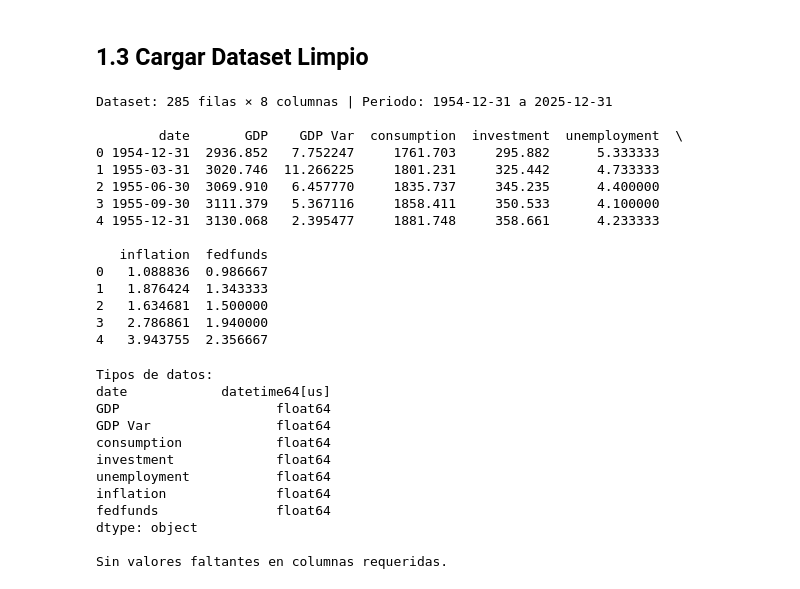
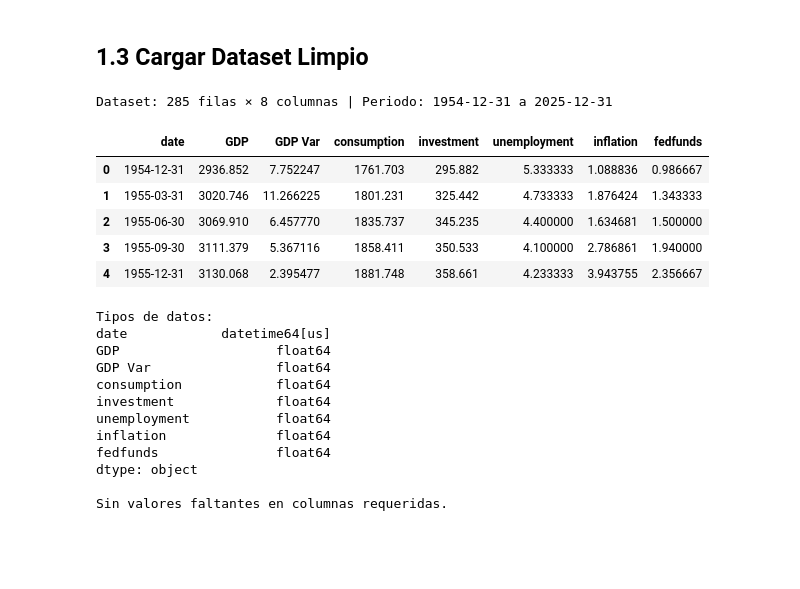
Before and after one commit to Tupxz/ciclos_economicos, a Jupyter notebook: notebooks/Taller_1.ipynb, the cells around one changed output. Drawn from its saved outputs; the diff is of its cells as text; code cells hidden in the pictures; blank space fills up the shorter version.

```diff
--- a/notebooks/Taller_1.ipynb
+++ b/notebooks/Taller_1.ipynb
@@ -95,37 +95,29 @@ Directorios verificados y listos para outputs.
 # %%
 # Load dataset from processed folder
 xlsx_file = DATA_PROC / 'dataset_taller.xlsx'
 csv_file = DATA_PROC / 'dataset_taller.csv'
 
 if xlsx_file.exists():
     df = pd.read_excel(xlsx_file)
 elif csv_file.exists():
     df = pd.read_csv(csv_file)
 else:
     raise FileNotFoundError(f"Neither {xlsx_file} nor {csv_file} found.")
 
 # Ensure 'date' column is datetime
 df['date'] = pd.to_datetime(df['date'])
 df = df.sort_values('date').reset_index(drop=True)
 
 print(f"Dataset: {df.shape[0]} filas × {df.shape[1]} columnas | Periodo: {df['date'].min().date()} a {df['date'].max().date()}\n")
-print(df.head())
+display(df.head())
 # %% [output]
 Dataset: 285 filas × 8 columnas | Periodo: 1954-12-31 a 2025-12-31
-
-        date       GDP    GDP Var  consumption  investment  unemployment  \
-0 1954-12-31  2936.852   7.752247     1761.703     295.882      5.333333
-1 1955-03-31  3020.746  11.266225     1801.231     325.442      4.733333
-2 1955-06-30  3069.910   6.457770     1835.737     345.235      4.400000
-3 1955-09-30  3111.379   5.367116     1858.411     350.533      4.100000
-4 1955-12-31  3130.068   2.395477     1881.748     358.661      4.233333
-
-   inflation  fedfunds
-0   1.088836  0.986667
-1   1.876424  1.343333
-2   1.634681  1.500000
-3   2.786861  1.940000
-4   3.943755  2.356667
+|  | date | GDP | GDP Var | consumption | investment | unemployment | inflation | fedfunds |
+| 0 | 1954-12-31 | 2936.852 | 7.752247 | 1761.703 | 295.882 | 5.333333 | 1.088836 | 0.986667 |
+| 1 | 1955-03-31 | 3020.746 | 11.266225 | 1801.231 | 325.442 | 4.733333 | 1.876424 | 1.343333 |
+| 2 | 1955-06-30 | 3069.910 | 6.457770 | 1835.737 | 345.235 | 4.400000 | 1.634681 | 1.500000 |
+| 3 | 1955-09-30 | 3111.379 | 5.367116 | 1858.411 | 350.533 | 4.100000 | 2.786861 | 1.940000 |
+| 4 | 1955-12-31 | 3130.068 | 2.395477 | 1881.748 | 358.661 | 4.233333 | 3.943755 | 2.356667 |
 # %%
 # Data types
 print("Tipos de datos:")
```
Also changed, not shown: parts of 15 cells of this notebook, 10 other files.
